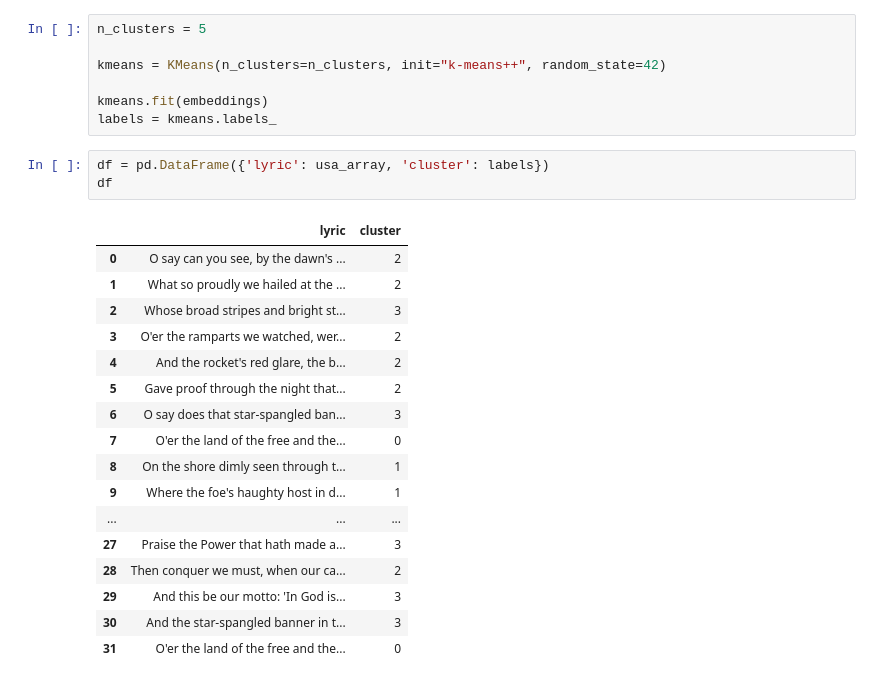
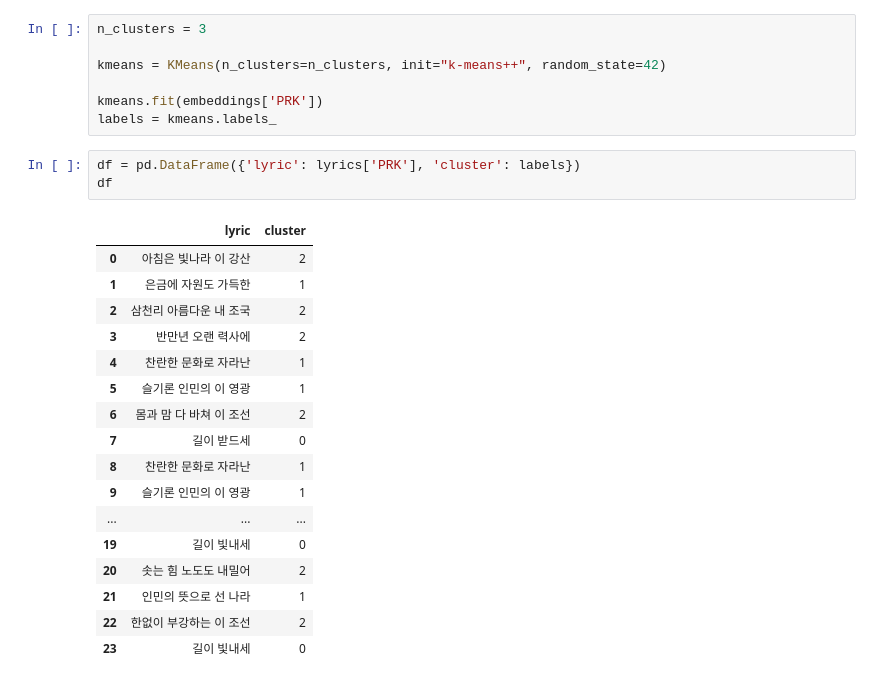
Before and after one commit to kebuhcah/openai-notebooks, a Jupyter notebook: anthem-embeddings.ipynb, the cells around one changed output. Drawn from its saved outputs; the diff is of its cells as text.

```diff
--- a/anthem-embeddings.ipynb
+++ b/anthem-embeddings.ipynb
@@ -74,30 +86,30 @@ array(['От южных морей до полярного края', 'Гряд
 # %%
-n_clusters = 5
+n_clusters = 3
 
 kmeans = KMeans(n_clusters=n_clusters, init="k-means++", random_state=42)
 
-kmeans.fit(embeddings)
+kmeans.fit(embeddings['PRK'])
 labels = kmeans.labels_
 # %%
-df = pd.DataFrame({'lyric': usa_array, 'cluster': labels})
+df = pd.DataFrame({'lyric': lyrics['PRK'], 'cluster': labels})
 df
 # %% [output]
 |  | lyric | cluster |
-| 0 | O say can you see, by the dawn's ... | 2 |
-| 1 | What so proudly we hailed at the ... | 2 |
-| 2 | Whose broad stripes and bright st... | 3 |
-| 3 | O'er the ramparts we watched, wer... | 2 |
-| 4 | And the rocket's red glare, the b... | 2 |
-| 5 | Gave proof through the night that... | 2 |
-| 6 | O say does that star-spangled ban... | 3 |
-| 7 | O'er the land of the free and the... | 0 |
-| 8 | On the shore dimly seen through t... | 1 |
-| 9 | Where the foe's haughty host in d... | 1 |
+| 0 | 아침은 빛나라 이 강산 | 2 |
+| 1 | 은금에 자원도 가득한 | 1 |
+| 2 | 삼천리 아름다운 내 조국 | 2 |
+| 3 | 반만년 오랜 력사에 | 2 |
+| 4 | 찬란한 문화로 자라난 | 1 |
+| 5 | 슬기론 인민의 이 영광 | 1 |
+| 6 | 몸과 맘 다 바쳐 이 조선 | 2 |
+| 7 | 길이 받드세 | 0 |
+| 8 | 찬란한 문화로 자라난 | 1 |
+| 9 | 슬기론 인민의 이 영광 | 1 |
 | ... | ... | ... |
-| 27 | Praise the Power that hath made a... | 3 |
-| 28 | Then conquer we must, when our ca... | 2 |
-| 29 | And this be our motto: 'In God is... | 3 |
-| 30 | And the star-spangled banner in t... | 3 |
-| 31 | O'er the land of the free and the... | 0 |
+| 19 | 길이 빛내세 | 0 |
+| 20 | 솟는 힘 노도도 내밀어 | 2 |
+| 21 | 인민의 뜻으로 선 나라 | 1 |
+| 22 | 한없이 부강하는 이 조선 | 2 |
+| 23 | 길이 빛내세 | 0 |
 # %%
 tsne = TSNE(n_components=2, perplexity=15, random_state=42, init="random", learning_rate=200)
```
Also changed, not shown: parts of 10 cells of this notebook, 8 other files.
